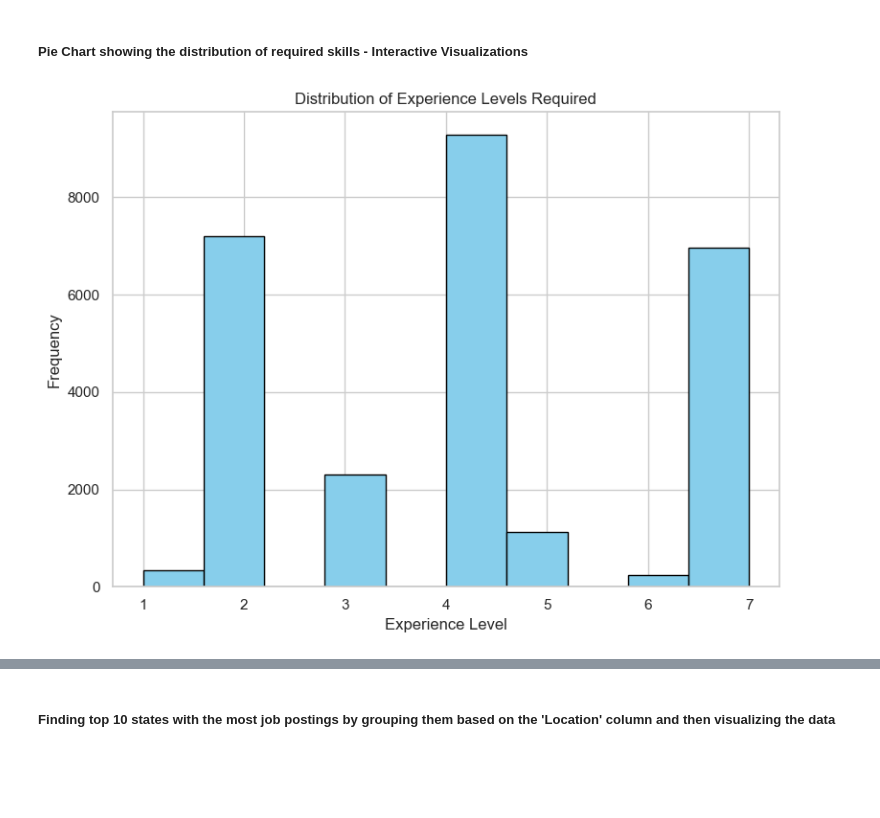
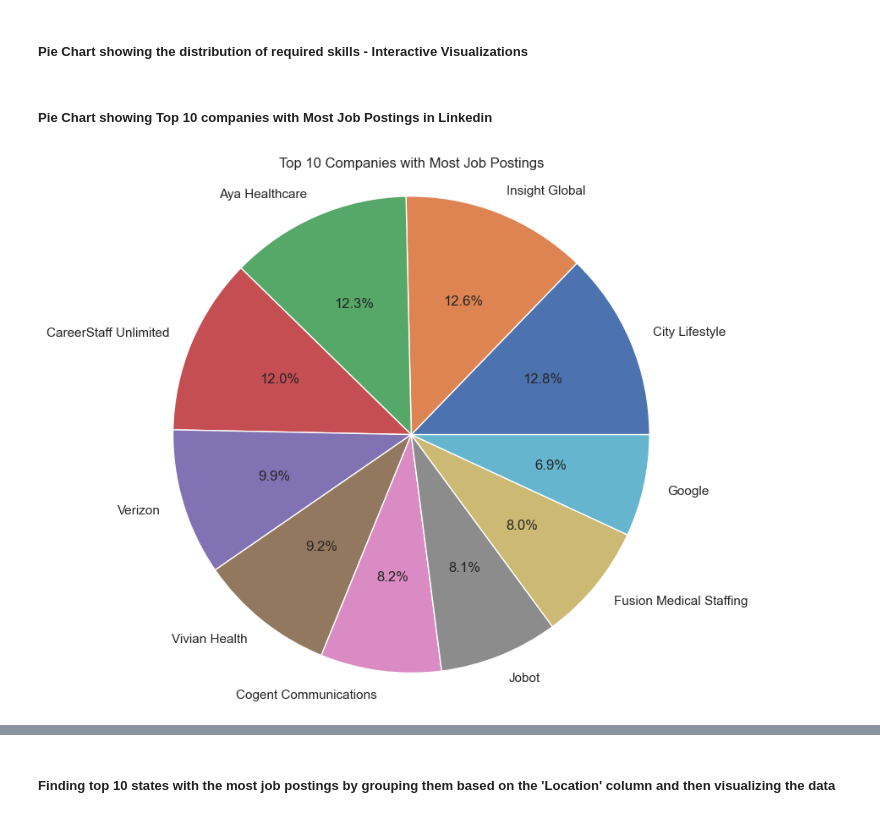
Before and after one commit to FlorianHalimi/LinkedIn-Job-Analysis-Data-Preprocessing-Visualization, a Jupyter notebook: data_preprocessing.ipynb, the cells around one changed output, grey strips where cells are left out. Saved outputs shown, nothing was run; the diff lists cells and outputs as text; code cells hidden in the pictures; blank space fills up the shorter version.

```diff
--- a/data_preprocessing.ipynb
+++ b/data_preprocessing.ipynb
@@ -1184,18 +1184,20 @@ required_skills_count.columns = ['Skill', 'Count']
 # Creating the pie chart using Plotly
 fig = px.pie(required_skills_count, values='Count', names='Skill', title='Top 30 Required Skills')
 fig.show()
-# %%
-import pandas as pd
-import matplotlib.pyplot as plt
-
-# Creating the static histogram using Matplotlib
-plt.figure(figsize=(8, 6))
-plt.hist(cleaned_data['experience_level'], bins=10, color='skyblue', edgecolor='black')
-plt.title('Distribution of Experience Levels Required')
-plt.xlabel('Experience Level')
-plt.ylabel('Frequency')
-plt.grid(True)
-plt.tight_layout()
-plt.show()
-# %% [output]
-[figure, removed]
+# %% [markdown]
+##### Pie Chart showing Top 10 companies with Most Job Postings in Linkedin
+# %%
+# Grouping by company and counting job postings
+company_counts = cleaned_data['company'].value_counts()
+
+# Extract top 10 companies with the most job postings
+top_10_companies = company_counts.head(10)
+
+# Creating Pie chart for top 10 companies
+plt.figure(figsize=(8, 8))
+plt.pie(top_10_companies, labels=top_10_companies.index, autopct='%1.1f%%')
+plt.title('Top 10 Companies with Most Job Postings')
+plt.axis('equal')
+plt.show()
+# %% [output]
+[figure, added]
```
Also changed, not shown: parts of 17 cells of this notebook.
